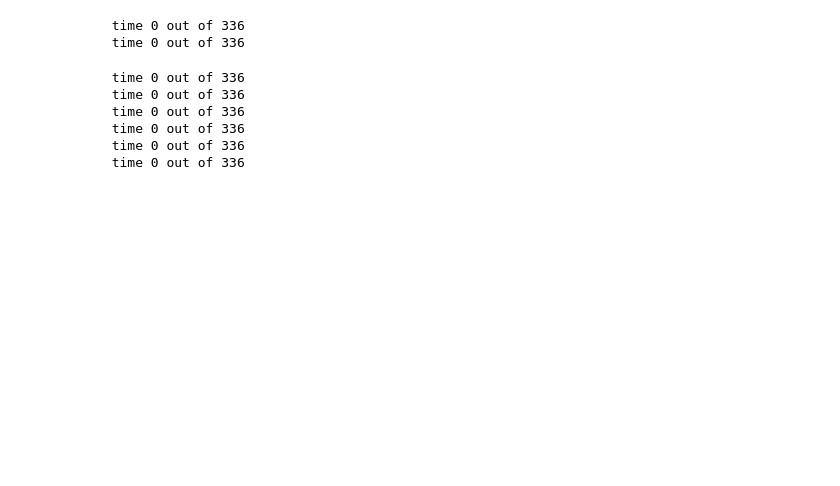
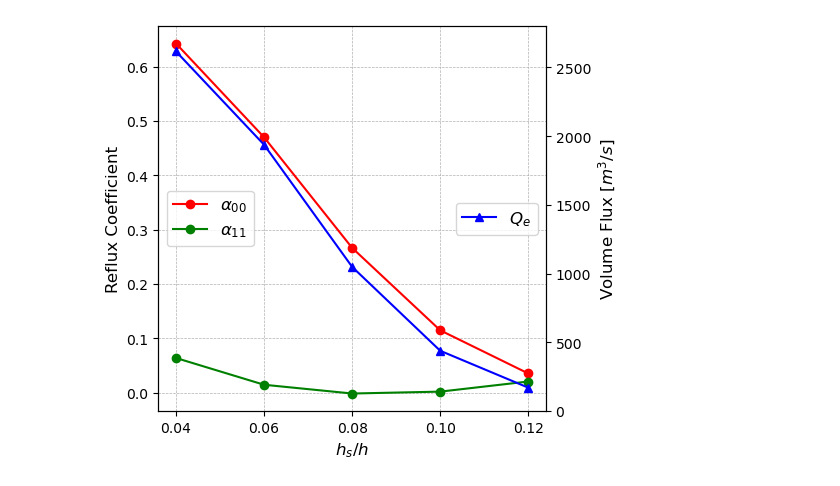
Before and after one commit to weiyangbao/Jupyter-Iceplume, a Jupyter notebook: TEF/reflux_temp.ipynb, the cells around one changed output. Cells and saved outputs as stored; diff of their text form; code cells hidden in the pictures; blank space fills up the shorter version.

```diff
--- a/TEF/reflux_temp.ipynb
+++ b/TEF/reflux_temp.ipynb
@@ -78,0 +83,15 @@ def reflux(Qsg, hs, xi):
+# %%
+qsg = 500
+hs = np.array([1,2,3,4,5,6])
+xrange = np.array([47,97])
+
+eflx = np.empty(len(hs))
+rflx = np.empty(len(hs))
+q1 = np.empty(len(hs))
+q0 = np.empty(len(hs))
+Q1 = np.empty(len(hs))
+Q0 = np.empty(len(hs))
+
+for j in range(len(hs)):
+
+    eflx[j], rflx[j], q1[j], q0[j], Q1[j], Q0[j] = reflux(qsg,hs[j],xrange)
@@ -79,2 +124,34 @@ def reflux(Qsg, hs, xi):
+# %%
+# fig0,ax0 = plt.subplots(figsize=(10,7))
+
+# ax0.plot(hsr,rflx1,'o-',label='downward only')
+# ax0.plot(hsr,rflx3,'o-',label='two-way')
+
+# ax0.legend(loc='best', fontsize=15)
+# ax0.set_ylabel(r'reflux coefficient $\alpha_{00}$',size = 20)
+# ax0.set_xlabel(r'$h_s/h$', size = 20)
+# ax0.grid(linestyle='--', linewidth='0.5')
+hsr = np.array([0.04,0.06,0.08,0.10,0.12,1.0])
+
+fig0, ax1 = plt.subplots(figsize=(5,5))
+plt.grid(linestyle = '--', linewidth = 0.5)
+ax1.plot(hsr[:-1],rflx[:-1],'o-r',label=r'$\alpha_{00}$')
+ax1.plot(hsr[:-1],eflx[:-1],'o-g',label=r'$\alpha_{11}$')
+ax1.legend(loc='center left', fontsize=12)
+ax1.set_xticks([0.04, 0.06, 0.08, 0.10, 0.12])
+ax1.set_xlabel(r"$h_s/h$",fontsize=12)
+#ax1.set_ylim([0, .7])
+ax1.set_ylabel(r"Reflux Coefficient",fontsize=12)
+
+ax2=ax1.twinx()
+ax2.plot(hsr[:-1],Q0[:-1]-q1[:-1],'^-b',label=r'$Q_e$')
+ax2.legend(loc='right', fontsize=12)
+ax2.set_ylim([0, 2800])
+ax2.set_ylabel(r"Volume Flux $[m^3/s]$",fontsize=12)
+
+
+plt.show()
+# %% [output]
+[figure, added]
 # %%
 def vol_temp(Qsg, hs, xi):
@@ -125,27 +218,0 @@ def vol_temp(Qsg, hs, xi):
-# %%
-Qsg = 700
-hs = np.array([9,12,15,18])
-xrange = np.array([47,72])
-
-rflx = np.empty(len(hs))
-Qin0 = np.empty(len(hs))
-Qin1 = np.empty(len(hs))
-Qout0 = np.empty(len(hs))
-Ts = np.empty(len(hs))
-Tf = np.empty(len(hs))
-Ts_in = np.empty(len(hs))
-
-for j in range(len(hs)):
-
-    rflx[j], Qin0[j], Qin1[j], Qout0[j] = reflux(Qsg,hs[j],xrange)
-
-    Tf[j], Ts[j], Ts_in[j] = vol_temp(Qsg,hs[j],xrange)
-# %% [output]
-  time 0 out of 336
-  time 0 out of 336
-  time 0 out of 336
-  time 0 out of 336
-  time 0 out of 336
-  time 0 out of 336
-  time 0 out of 336
-  time 0 out of 336
```
Also changed, not shown: parts of 17 cells of this notebook, 12 other files.
